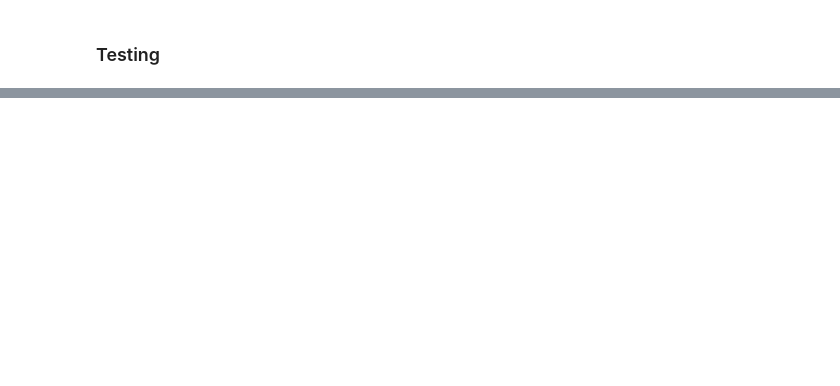
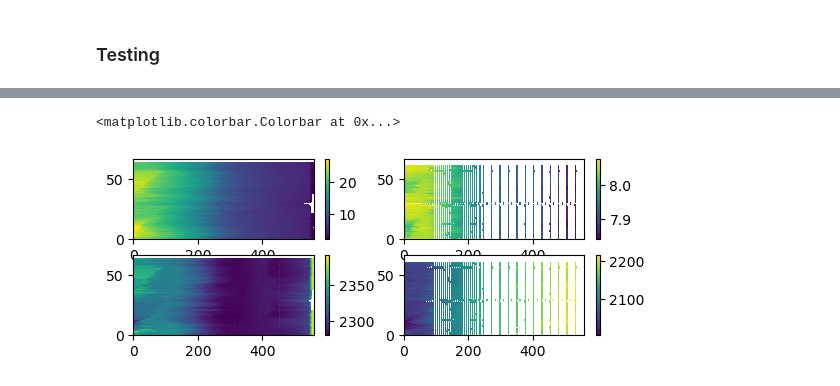
Before and after one commit to SethBushinsky/Float_oxygen_offset_GBC, a Jupyter notebook: 02_float_bgc_offsets_w_glodap.ipynb, the cells around one changed output, grey strips where cells are left out. Saved outputs shown, nothing was run; the diff lists cells and outputs as text; code cells hidden in the pictures; blank space fills up the shorter version.

Commit message:
continued work on R1 plotting

```diff
--- a/02_float_bgc_offsets_w_glodap.ipynb
+++ b/02_float_bgc_offsets_w_glodap.ipynb
@@ -47,7 +47,7 @@ for line in lines:
 # %%
 # User definted inputs
 
-adjustment = False # allows read in of outputs from previous crossover and apply them in a rough approximation of correction
+adjustment = True # allows read in of outputs from previous crossover and apply them in a rough approximation of correction
 
 #pressure limits for interpolation of
 p_interp_min = 1450 #minimum pressure for float crossover comparison
@@ -288,0 +295,14 @@ gdap['obs_index']=gdap.reset_index().index
+# %%
+if 'argolist_run' in locals():
+    del argolist_run
+argolist_run = []
+
+for file in argolist:
+    with warnings.catch_warnings(): # seems to be an issue with xarray reading in the JULD_LOCATION values for some floats, doesn't seem to be impacting anything so I am suppressing these warnings
+        warnings.simplefilter("ignore")
+        argo_n = xr.open_dataset(argo_path+file)
+
+        #check first if PH_IN_SITU_TOTAL_ADJUSTED exists
+        if 'PH_IN_SITU_TOTAL_ADJUSTED' in argo_n.keys() and np.any(~np.isnan(argo_n.PH_IN_SITU_TOTAL_ADJUSTED)):
+            argolist_run.append(file)
+print(len(argolist_run))
@@ -817,0 +975,19 @@ argo_n_derived
+# %%
+plt.subplot(4,2,1)
+plt.pcolor(argo_n['TEMP_ADJUSTED'])
+plt.colorbar()
+
+plt.subplot(4,2,2)
+plt.pcolor(argo_n['PH_IN_SITU_TOTAL_ADJUSTED'])
+plt.colorbar()
+
+plt.subplot(4,2,3)
+plt.pcolor(argo_n['TALK_LIAR'])
+plt.colorbar()
+
+plt.subplot(4,2,4)
+plt.pcolor(argo_n['DIC'])
+plt.colorbar()
+# %% [output]
+<matplotlib.colorbar.Colorbar at 0x...>
+[figure, added]
```
Also changed, not shown: parts of 19 cells of this notebook, 4 other files.
